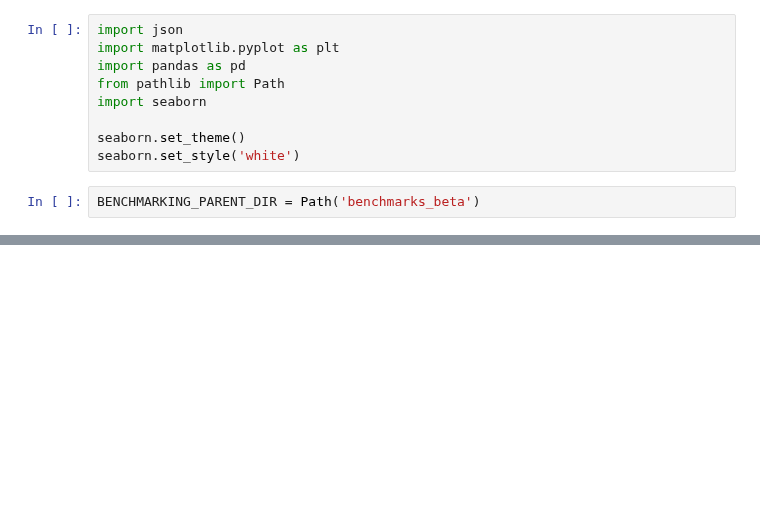
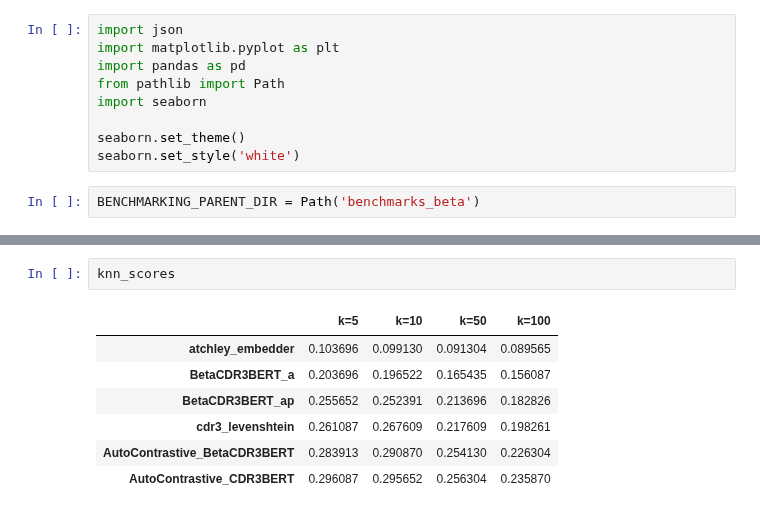
Before and after one commit to yutanagano/tcrlm, a Jupyter notebook: notebooks/model_comparison_beta.ipynb, the cells around one changed output, grey strips where cells are left out. Cells and saved outputs as stored; diff of their text form; blank space fills up the shorter version.

```diff
--- a/notebooks/model_comparison_beta.ipynb
+++ b/notebooks/model_comparison_beta.ipynb
@@ -86,0 +49,10 @@ plt.show()
+# %%
+knn_scores
+# %% [output]
+|  | k=5 | k=10 | k=50 | k=100 |
+| atchley_embedder | 0.103696 | 0.099130 | 0.091304 | 0.089565 |
+| BetaCDR3BERT_a | 0.203696 | 0.196522 | 0.165435 | 0.156087 |
+| BetaCDR3BERT_ap | 0.255652 | 0.252391 | 0.213696 | 0.182826 |
+| cdr3_levenshtein | 0.261087 | 0.267609 | 0.217609 | 0.198261 |
+| AutoContrastive_BetaCDR3BERT | 0.283913 | 0.290870 | 0.254130 | 0.226304 |
+| AutoContrastive_CDR3BERT | 0.296087 | 0.295652 | 0.256304 | 0.235870 |
```
Also changed, not shown: parts of 13 cells of this notebook.
